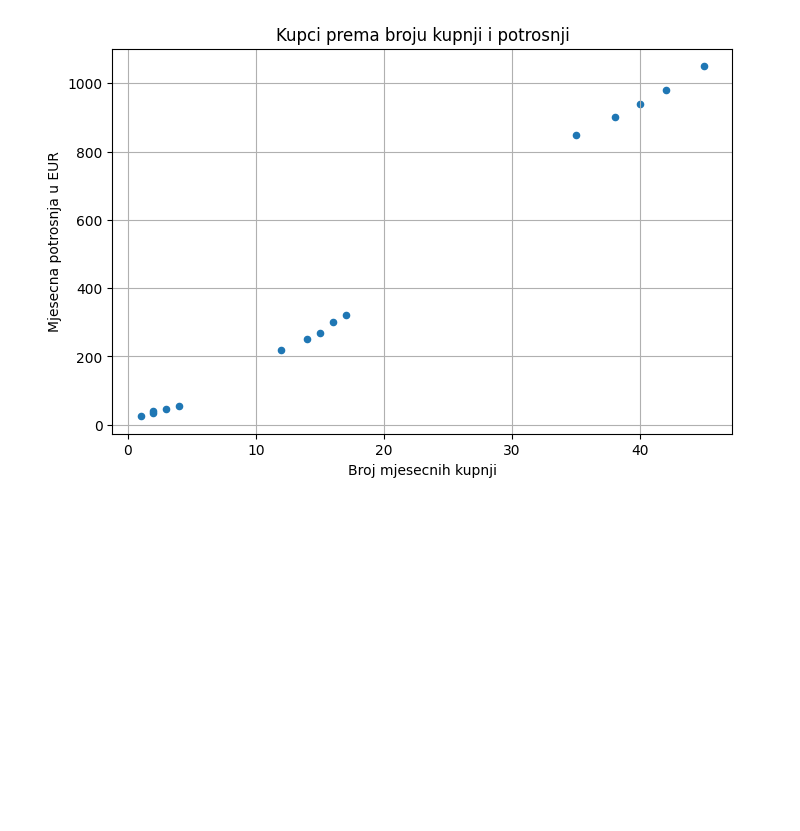
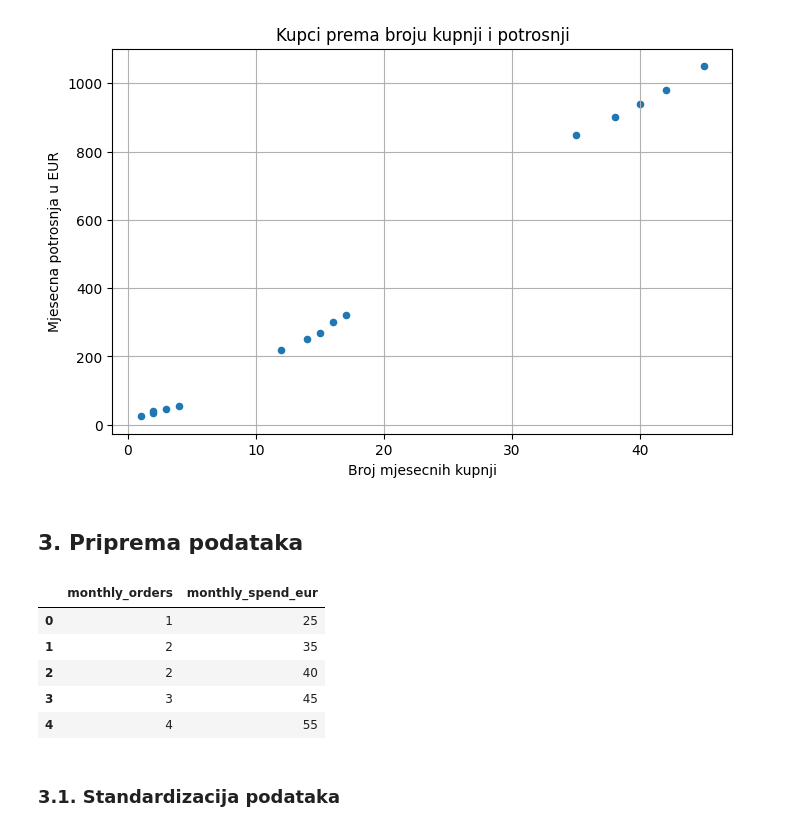
Before and after one commit to python-developer-algebra-klujic/pyds-ponavljanje, a Jupyter notebook: 15_Clustering.ipynb, the cells around one changed output. Saved outputs shown, nothing was run; the diff lists cells and outputs as text; code cells hidden in the pictures; blank space fills up the shorter version.

```diff
--- a/15_Clustering.ipynb
+++ b/15_Clustering.ipynb
@@ -39,3 +43,19 @@ plt.grid(True)
 plt.show()
 # %% [output]
 [figure]
+# %% [markdown]
+## 3. Priprema podataka
+# %%
+X = customers[['monthly_orders', 'monthly_spend_eur']]
+# y - ne treba nam u Clusteringu
+
+X.head()
+# %% [output]
+|  | monthly_orders | monthly_spend_eur |
+| 0 | 1 | 25 |
+| 1 | 2 | 35 |
+| 2 | 2 | 40 |
+| 3 | 3 | 45 |
+| 4 | 4 | 55 |
+# %% [markdown]
+### 3.1. Standardizacija podataka
```
Also changed, not shown: parts of 7 cells of this notebook.
